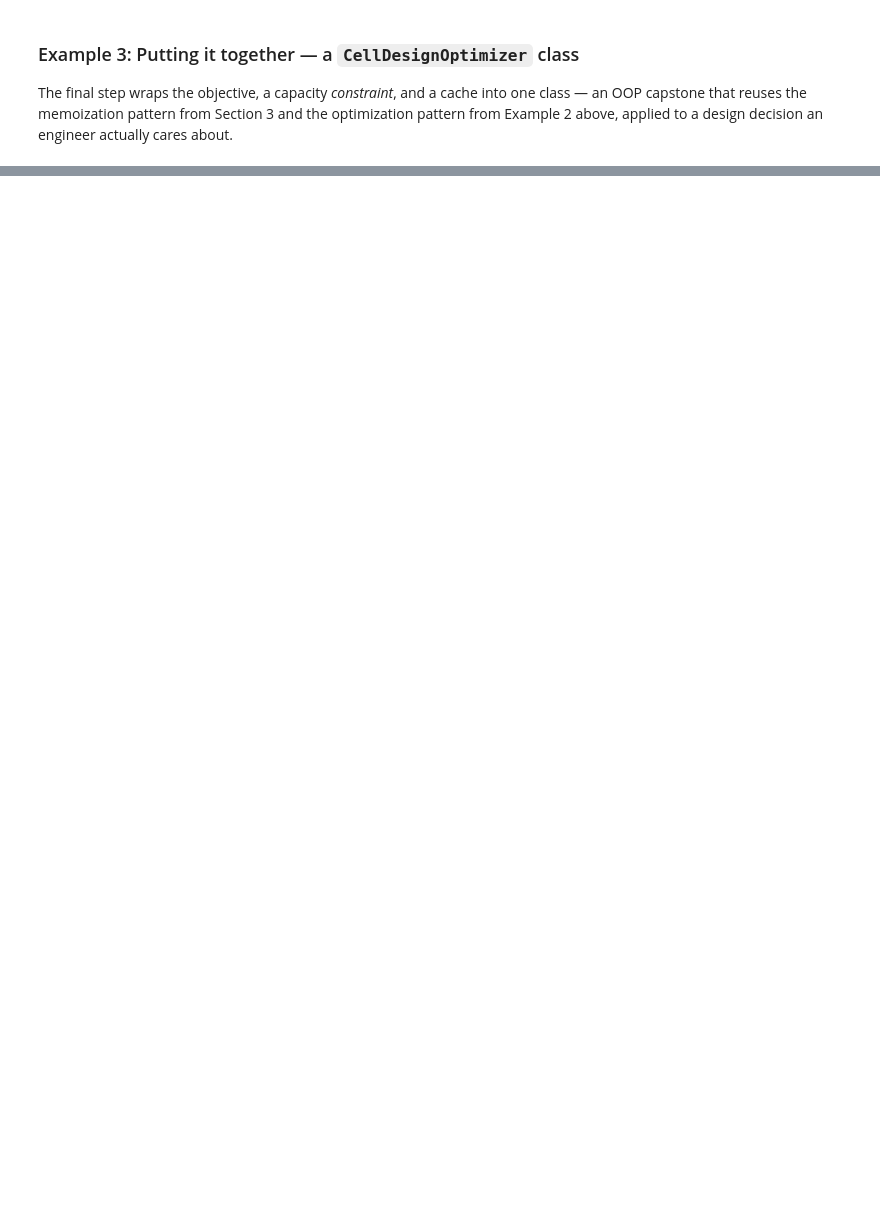
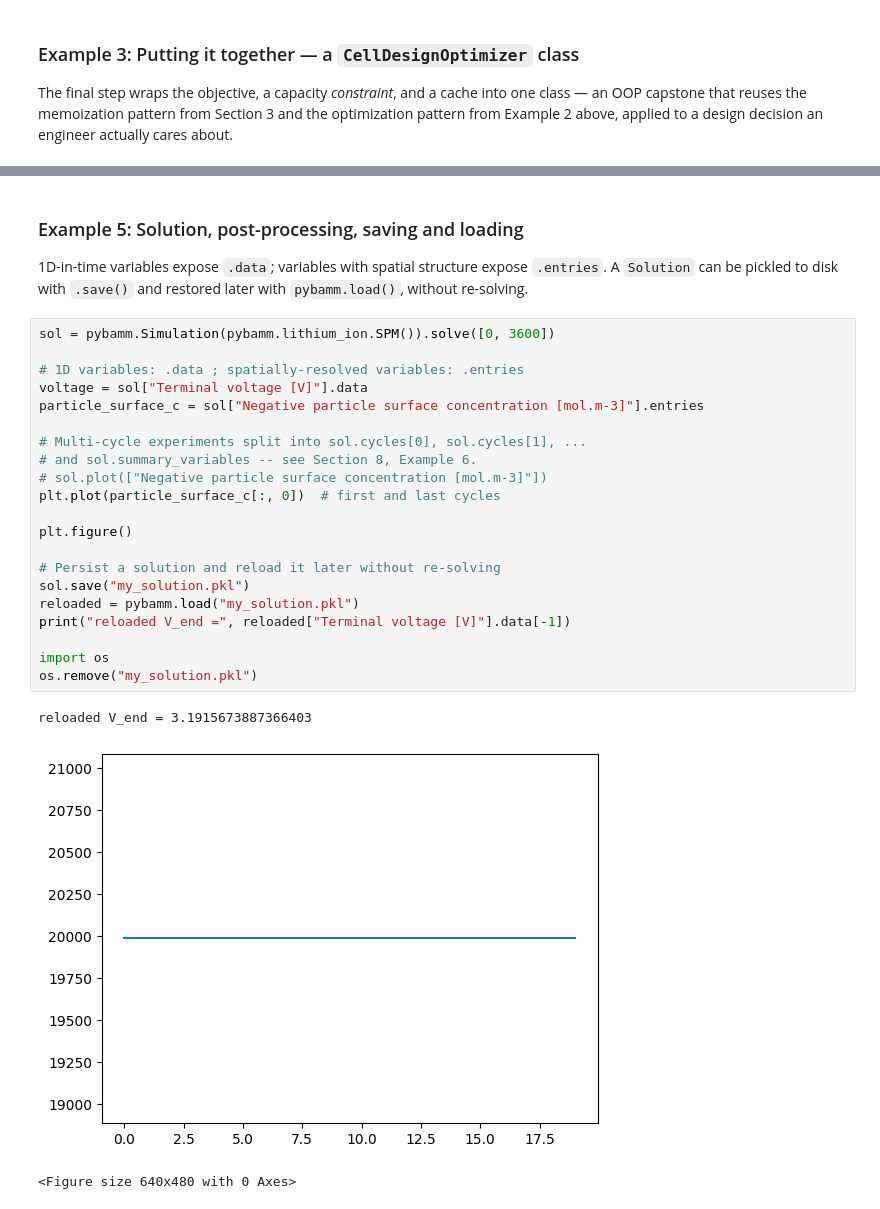
Before and after one commit to tu13e/PyBaMM, a Jupyter notebook: docs/source/examples/notebooks/PyBaMM for Battery Engineers - Lecture.ipynb, the cells around one changed output, grey strips where cells are left out. Saved outputs shown, nothing was run; the diff lists cells and outputs as text; blank space fills up the shorter version.

Commit message:
Refactor code structure for improved readability and maintainability

```diff
--- a/docs/source/examples/notebooks/PyBaMM for Battery Engineers - Lecture.ipynb
+++ b/docs/source/examples/notebooks/PyBaMM for Battery Engineers - Lecture.ipynb
@@ -614,0 +795,31 @@ print(f"Unique simulations run (thanks to caching): {len(optimizer._cache)}")
+# %% [markdown]
+### Example 5: Solution, post-processing, saving and loading
+
+1D-in-time variables expose `.data`; variables with spatial structure expose
+`.entries`. A `Solution` can be pickled to disk with `.save()` and restored later with
+`pybamm.load()`, without re-solving.
+# %%
+sol = pybamm.Simulation(pybamm.lithium_ion.SPM()).solve([0, 3600])
+
+# 1D variables: .data ; spatially-resolved variables: .entries
+voltage = sol["Terminal voltage [V]"].data
+particle_surface_c = sol["Negative particle surface concentration [mol.m-3]"].entries
+
+# Multi-cycle experiments split into sol.cycles[0], sol.cycles[1], ...
+# and sol.summary_variables -- see Section 8, Example 6.
+# sol.plot(["Negative particle surface concentration [mol.m-3]"])
+plt.plot(particle_surface_c[:, 0])  # first and last cycles
+
+plt.figure()
+
+# Persist a solution and reload it later without re-solving
+sol.save("my_solution.pkl")
+reloaded = pybamm.load("my_solution.pkl")
+print("reloaded V_end =", reloaded["Terminal voltage [V]"].data[-1])
+
+import os
+os.remove("my_solution.pkl")
+# %% [output]
+reloaded V_end = 3.1915673887366403
+[figure, added]
+<Figure size 640x480 with 0 Axes>
```
Also changed, not shown: parts of 34 cells of this notebook, 4 other files.
